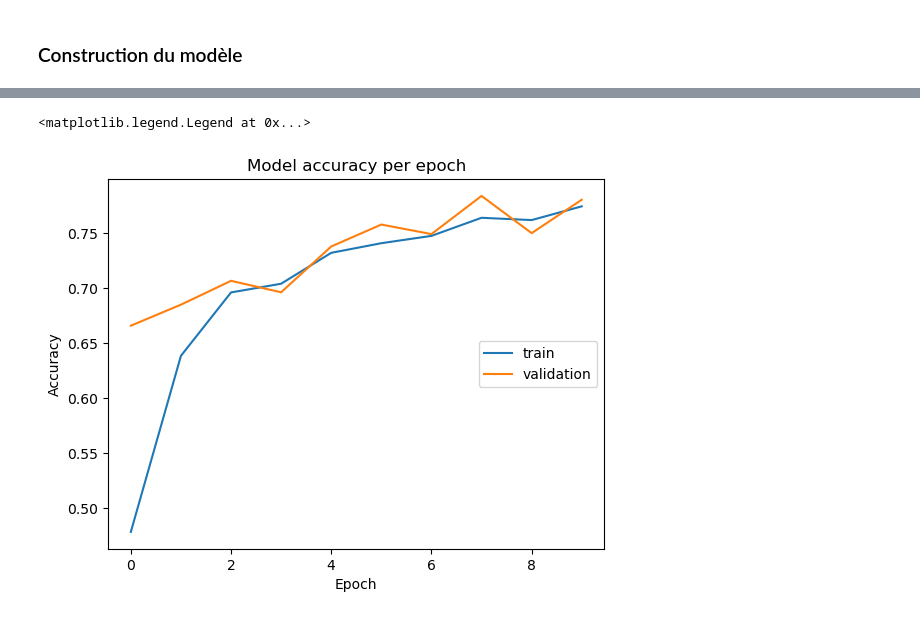
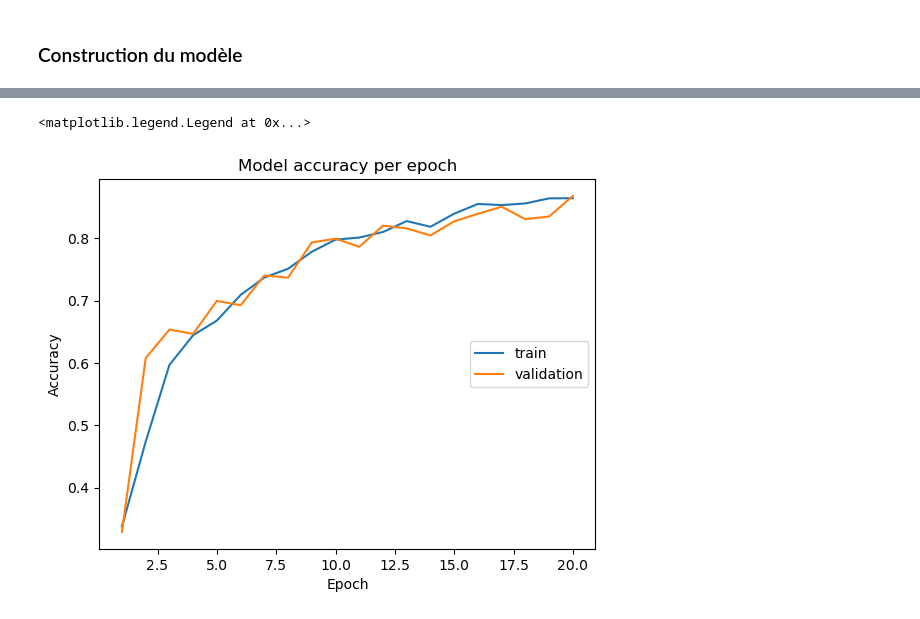
Before and after one commit to Alexandre-aksenov/summer24-analyse-pulmonaire-copy-AA, a Jupyter notebook: notebooks/transfer-learning-model-VGG16.ipynb, the cells around one changed output, grey strips where cells are left out. Cells and saved outputs as stored; diff of their text form; code cells hidden in the pictures.

```diff
--- a/notebooks/transfer-learning-model-VGG16.ipynb
+++ b/notebooks/transfer-learning-model-VGG16.ipynb
@@ -186,7 +217,9 @@ model_history = model.fit(
             steps_per_epoch=X_train.shape[0] // BATCH_SIZE,
             validation_data = val_dataset, # use augmented images for test
             validation_steps = X_val.shape[0]//BATCH_SIZE,
-            epochs = 10,
+            epochs = 20,
             callbacks = callbacks_list,
             verbose=True)
+
+#5h45
 # %% [output]
@@ -213,16 +243,16 @@ Epoch 10/10
 # %%
 train_acc = model_history.history['acc']
 val_acc = model_history.history['val_acc']
 
-plt.plot(train_acc, label='train')
-plt.plot(val_acc, label='validation')
+plt.plot(np.arange(1,21),train_acc, label='train')
+plt.plot(np.arange(1,21),val_acc, label='validation')
 plt.title('Model accuracy per epoch')
 plt.ylabel('Accuracy')
 plt.xlabel('Epoch')
 plt.legend(loc='right')
 # %% [output]
 <matplotlib.legend.Legend at 0x...>
-[figure, old version]
+[figure, new version]
 # %%
 y_val_pred = model.predict(X_val_3)
 # %% [output]
```
Also changed, not shown: parts of 16 cells of this notebook, 3 other files.
